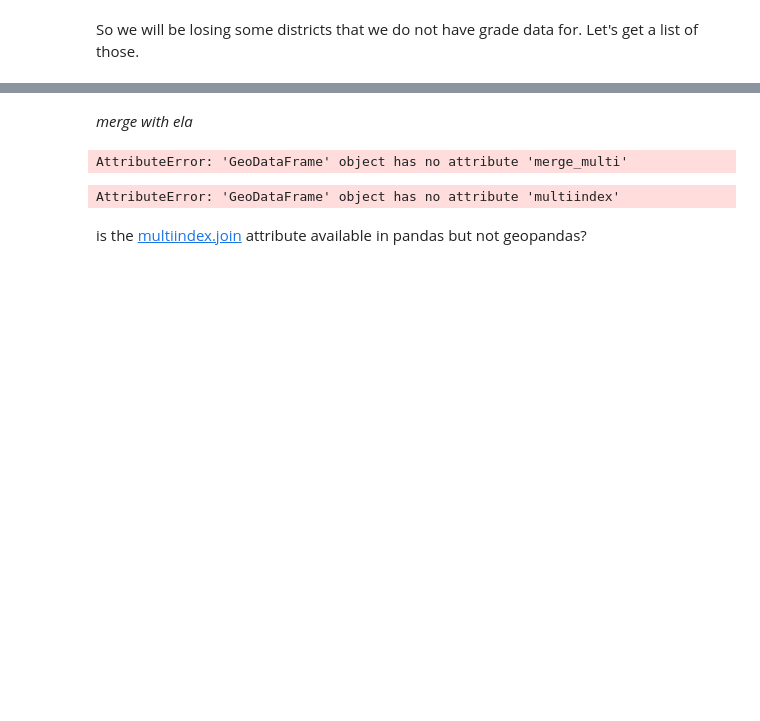
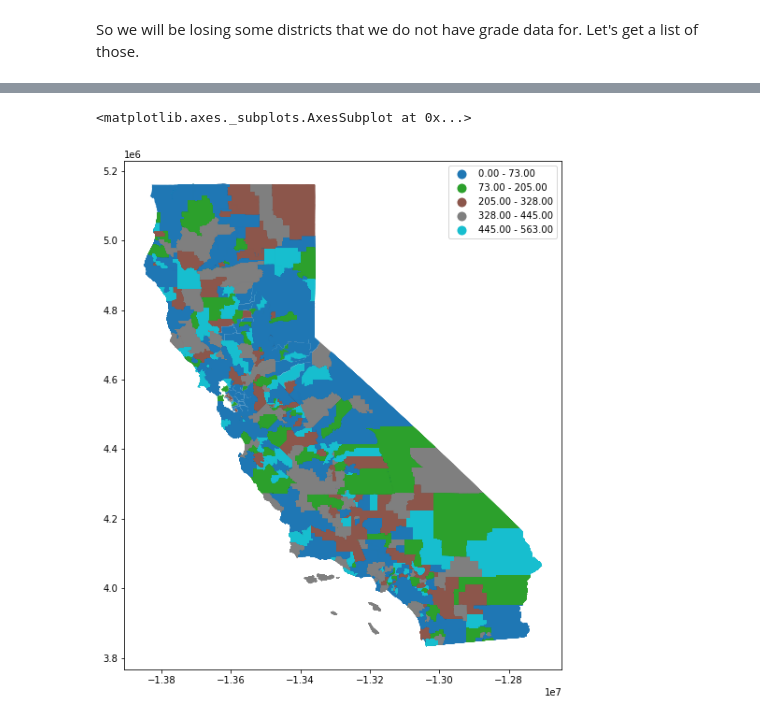
Before and after one commit to fiendskrah/finalcapstone, a Jupyter notebook: 2_merging.ipynb, the cells around one changed output, grey strips where cells are left out. Cells and saved outputs as stored; diff of their text form; code cells hidden in the pictures; blank space fills up the shorter version.

```diff
--- a/2_merging.ipynb
+++ b/2_merging.ipynb
@@ -204,3 +231,9 @@ test
+# %%
+test.drop('countyname', axis=1, inplace=True)
+test.drop('districtname_x', axis=1, inplace=True)
+test.drop('districtname_y', axis=1, inplace=True)
+test.drop('Unnamed: 0', axis=1, inplace=True)
+test.drop('cds', axis=1, inplace=True)
 # %%
 test.columns
 # %% [output]
@@ -224,14 +256 @@ Index(['OBJECTID', 'Year', 'FedID', 'CDCode', 'CDSCode', 'CountyName',
       dtype='object')
-# %%
-test.drop('countyname', axis=1, inplace=True)
-test.drop('districtname_x', axis=1, inplace=True)
-test.drop('districtname_y', axis=1, inplace=True)
-test.drop('Unnamed: 0_x', axis=1, inplace=True)
-test.drop('Unnamed: 0_y', axis=1, inplace=True)
-test.drop('cds', axis=1, inplace=True)
-test = test.rename(columns={'currstatus': 'm_currstatus',
-                            'priorstatus': 'm_priorstatus',
-                            'change' : 'm_change'
-                            })
-# %% [markdown]
-*merge with ela*
@@ -241,13 +257,9 @@ ela['District Code'] = ela['District Code'].astype(str)
-# %%
-test1 = test.merge_multi(ela, how='outer', on=['District Code','studentgroup'], left_index=True)
-# merging with ela
-test1
-# maybe convert to gdf after the merge? we'll come back
-# %% [output]
-AttributeError: 'GeoDataFrame' object has no attribute 'merge_multi'
-# %%
-test2 = test.multiindex.join(ela, on=['District Code', 'studentgroup'])
-# %% [output]
-AttributeError: 'GeoDataFrame' object has no attribute 'multiindex'
-# %% [markdown]
-is the [multiindex.join](https://pandas.pydata.org/pandas-docs/version/0.19.1/generated/pandas.MultiIndex.join.html) attribute available in pandas but not geopandas?
+# %%
+test.plot(column='concentration_grant',
+    legend=True,
+    figsize=(10, 10),
+    scheme="fisher_jenks"
+        )
+# %% [output]
+<matplotlib.axes._subplots.AxesSubplot at 0x...>
+[figure, added]
```
Also changed, not shown: parts of 17 cells of this notebook.
